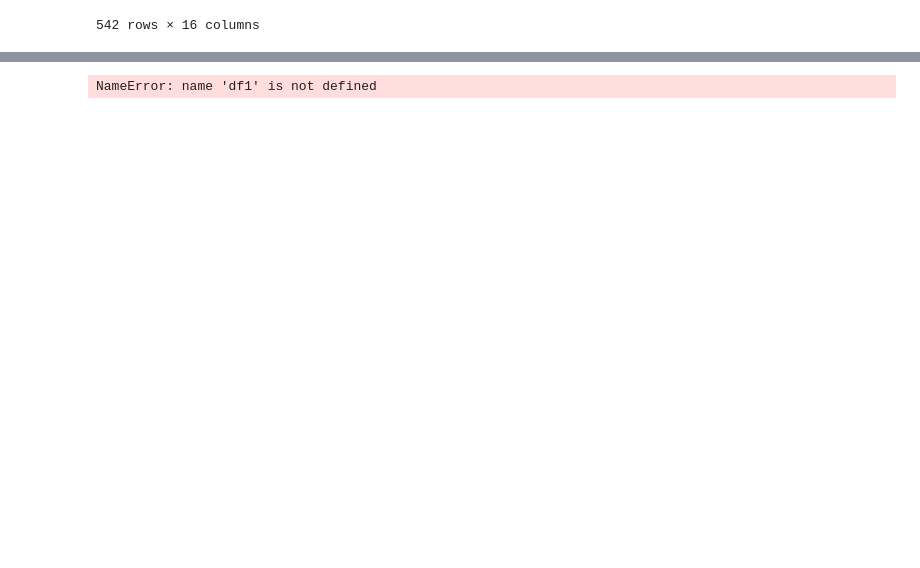
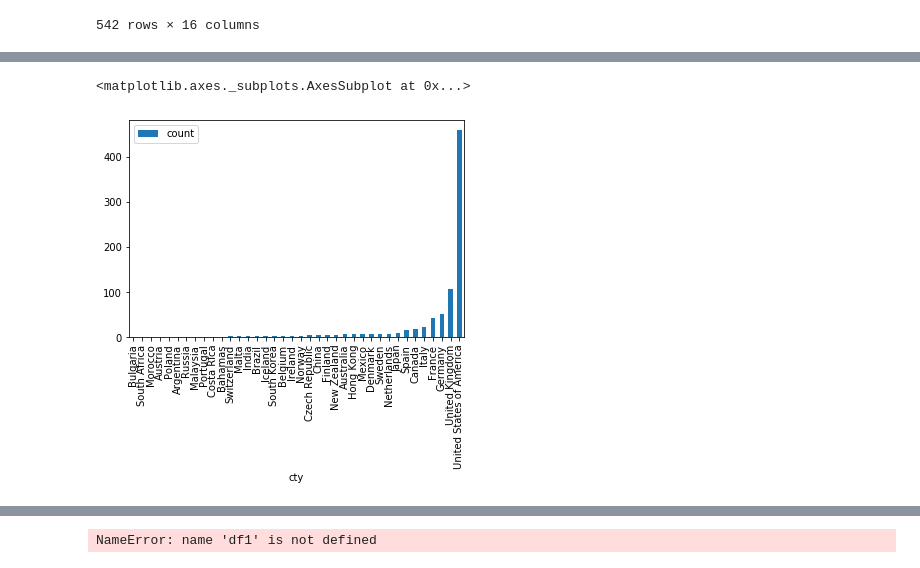
Before and after one commit to mmmxu/COMP9321, a Jupyter notebook: assn/assn1/test.ipynb, the cells around one changed output, grey strips where cells are left out. Saved outputs shown, nothing was run; the diff lists cells and outputs as text; code cells hidden in the pictures; blank space fills up the shorter version.

```diff
--- a/assn/assn1/test.ipynb
+++ b/assn/assn1/test.ipynb
@@ -255,0 +318,37 @@ df10
+# %%
+
+# Q12
+df12=df10.copy()
+for i, row in df12.iterrows():
+    p_cty_data = row['production_countries']
+    p_cty_lst = ast.literal_eval(p_cty_data)
+    total_cty_lst = []
+    for j in p_cty_lst:
+        # convert to dict
+        single_cty_dict = ast.literal_eval(str(j))
+        total_cty_lst.append(single_cty_dict['name'])
+    # sort by character
+    total_cty_lst = sorted(total_cty_lst)
+    df12['production_countries'][i] = total_cty_lst
+
+
+## calc
+cty_num = 0
+cty_dict = {}
+for i, row in df12.iterrows():
+    cty_lst = row['production_countries']
+    cty_num += len(cty_lst)
+    for g in cty_lst:
+        if not g in cty_dict:
+            cty_dict[g] = 1
+        else:
+            cty_dict[g] += 1
+# sort by value
+cty_dict_sorted = {k: v for k, v in sorted(cty_dict.items(), key=lambda i: i[1])}
+
+# # convert to dataframe and plot out
+pd_out = pd.DataFrame(cty_dict_sorted.items(), columns=['cty','count'])
+pd_out.plot.bar(x='cty', y='count')
+# %% [output]
+<matplotlib.axes._subplots.AxesSubplot at 0x...>
+[figure, added]
```
Also changed, not shown: parts of 2 cells of this notebook, 1 other file.
